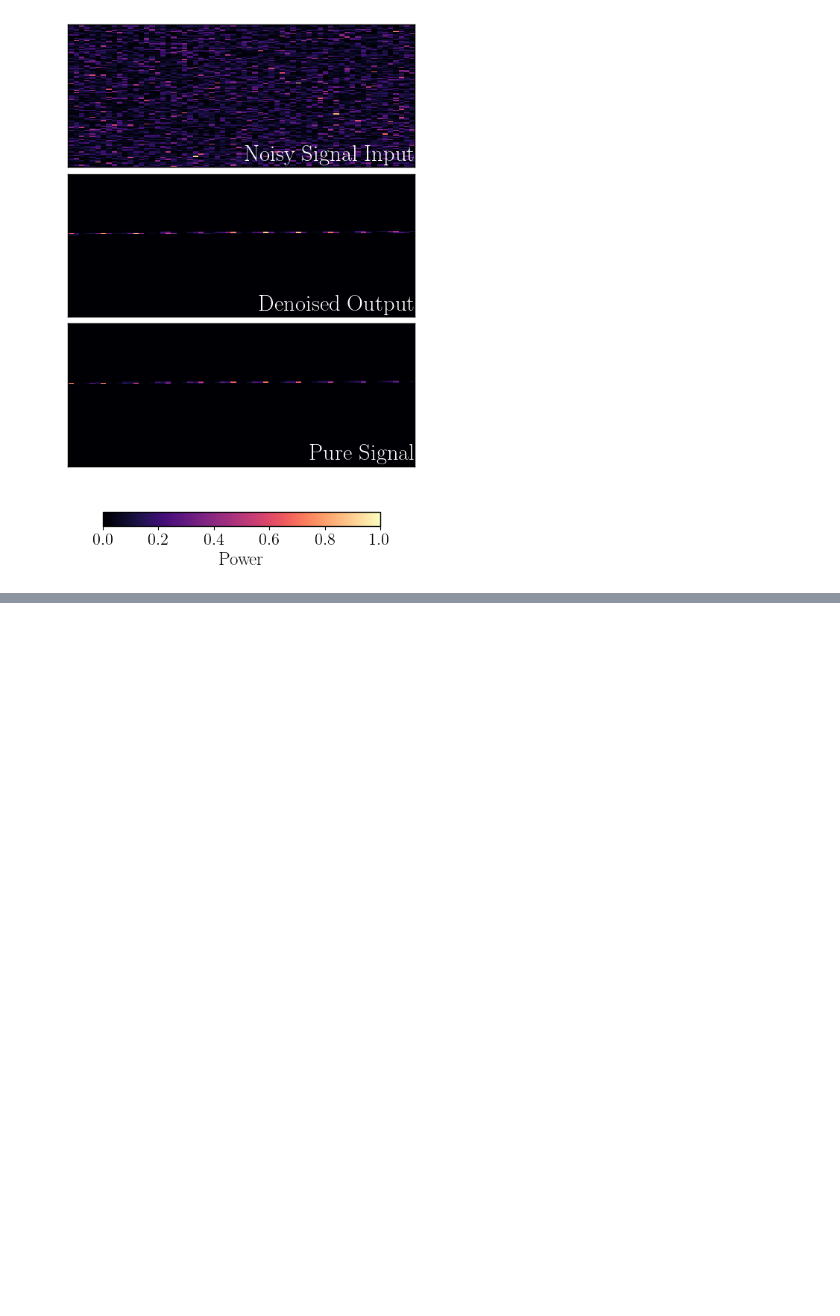
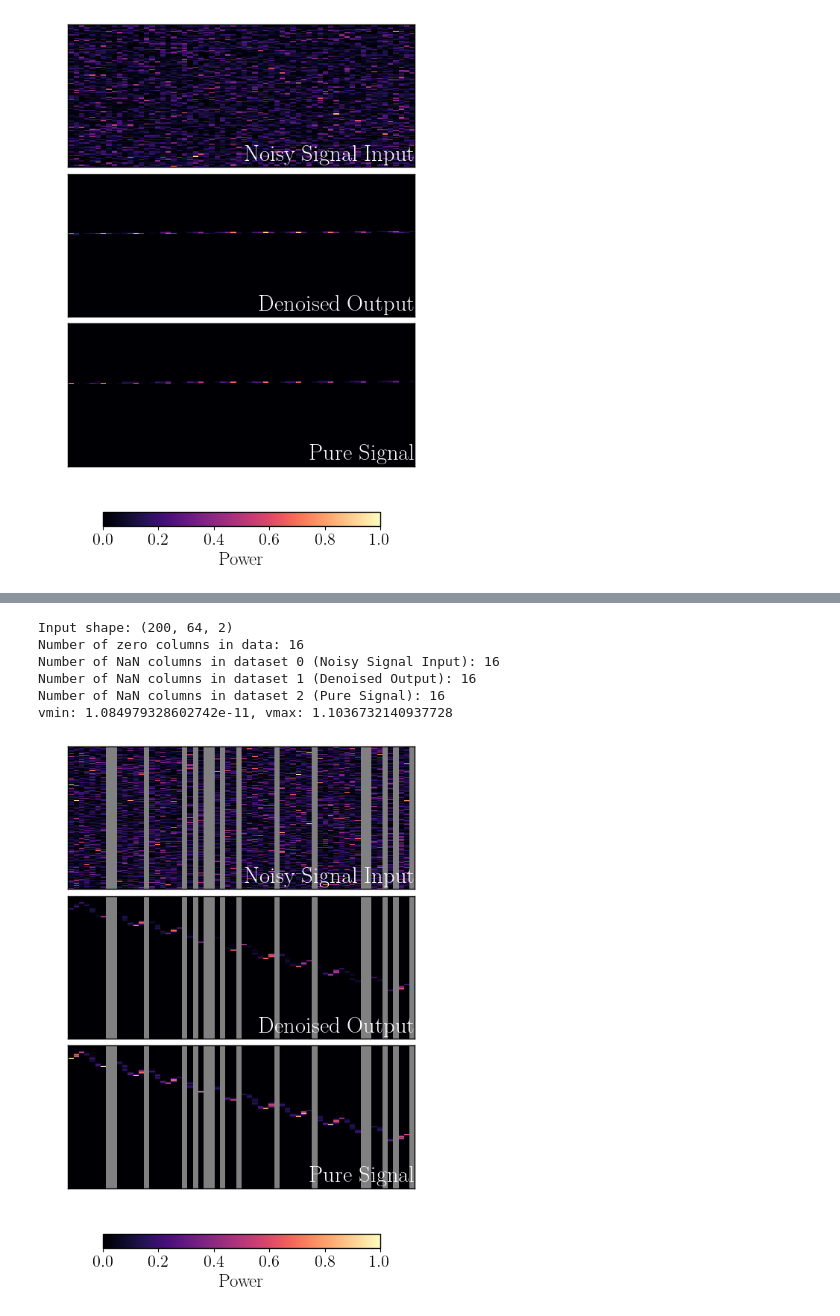
Before and after one commit to damondmc/cw_unet, a Jupyter notebook: script/spectrogram.ipynb, the cells around one changed output, grey strips where cells are left out. Saved outputs shown, nothing was run; the diff lists cells and outputs as text; code cells hidden in the pictures; blank space fills up the shorter version.

```diff
--- a/script/spectrogram.ipynb
+++ b/script/spectrogram.ipynb
@@ -575,0 +282,50 @@ vmin: 3.876413079417773e-12, vmax: 0.8637510814348835
+# %%
+max_train_levels = [20]
+duty_factor = 0.75
+# Process each noise level one at a time
+for Sn in max_train_levels:
+    # Generate noise for current Sn
+    noise = np.empty((targets.shape[0],) + size + (4,))
+    for i in range(noise.shape[0]):
+        noise[i] = simNoise(sqrtSn=Sn, Tsft=Tsft, size=size, ndet=2, norm=False)  # Assuming simNoise is defined
+
+    data = noise + targets
+    data = normalize(data)
+    data = apply_duty_factor(data, duty_factor, size)  # Apply duty factor
+    data_loader = load_dataset(data, batch_size=batch_size, shuffle=False)
+
+    # Compute predictions
+    predictions = []
+    inputs = []
+    ground_truth = []
+    with torch.no_grad():
+        for images, in tqdm(data_loader, desc=f"Processing Sn={Sn}"):
+            images = images.to(device)
+            outputs = model(images)
+            predictions.append(outputs.cpu().numpy())
+
+    predictions = np.concatenate(predictions, axis=0)
+# %%
+# Example usage
+idx = 8
+size = (512, 64)  # From your original code
+Tsft = 14400  # From your original code
+timestamps = np.arange(0, size[1]) * Tsft  # Uniform timestamps
+frequency = np.arange(200)  # Adjusted to match [96:256-32] slice
+title = 'Spectrograms at 500 Hz'
+subtitles = ['Noisy Signal Input', 'Denoised Output', 'Pure Signal']
+fourier_data_list = [
+    data[idx][-300:-100, :, :2],  # Shape: (160, 64, 2) selecting H1 real and imag
+    predictions[idx].transpose(1, 2, 0)[-300:-100, :, :2],  # Adjusted to match data shape
+    normalize(targets)[idx][-300:-100, :, :2]
+]
+fig, ax = plot_spectrograms(title, timestamps, frequency, fourier_data_list, subtitles)
+fig.savefig('../result/plots/500Hz_D20_spectrogram_gaps.pdf', dpi=300, bbox_inches='tight')
+# %% [output]
+Input shape: (200, 64, 2)
+Number of zero columns in data: 16
+Number of NaN columns in dataset 0 (Noisy Signal Input): 16
+Number of NaN columns in dataset 1 (Denoised Output): 16
+Number of NaN columns in dataset 2 (Pure Signal): 16
+vmin: 1.084979328602742e-11, vmax: 1.1036732140937728
+[figure, added]
```
Also changed, not shown: parts of 12 cells of this notebook, 18 other files.
